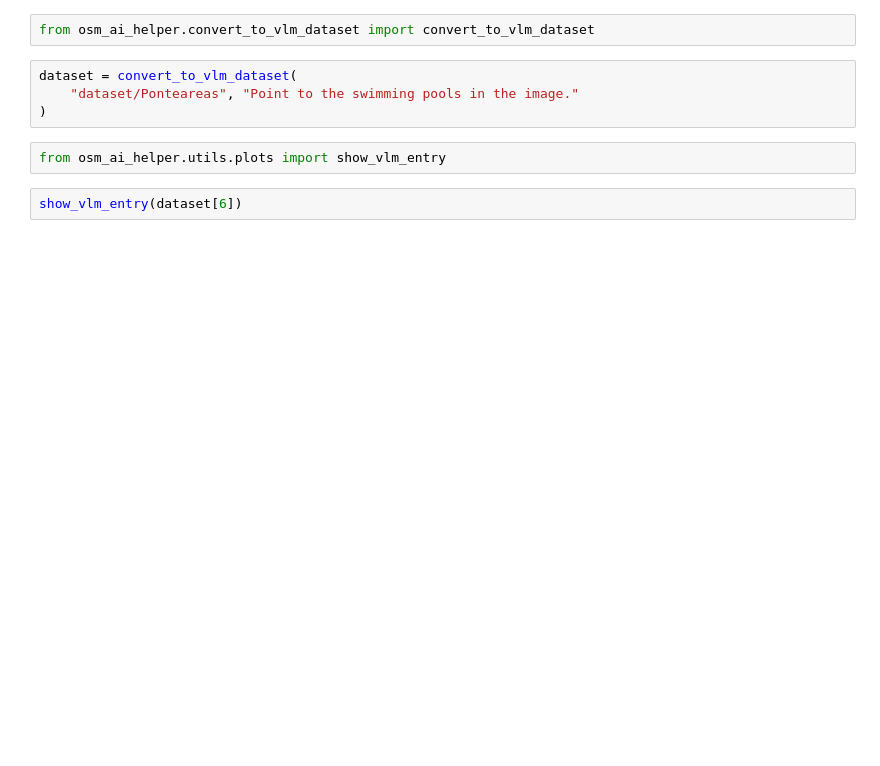
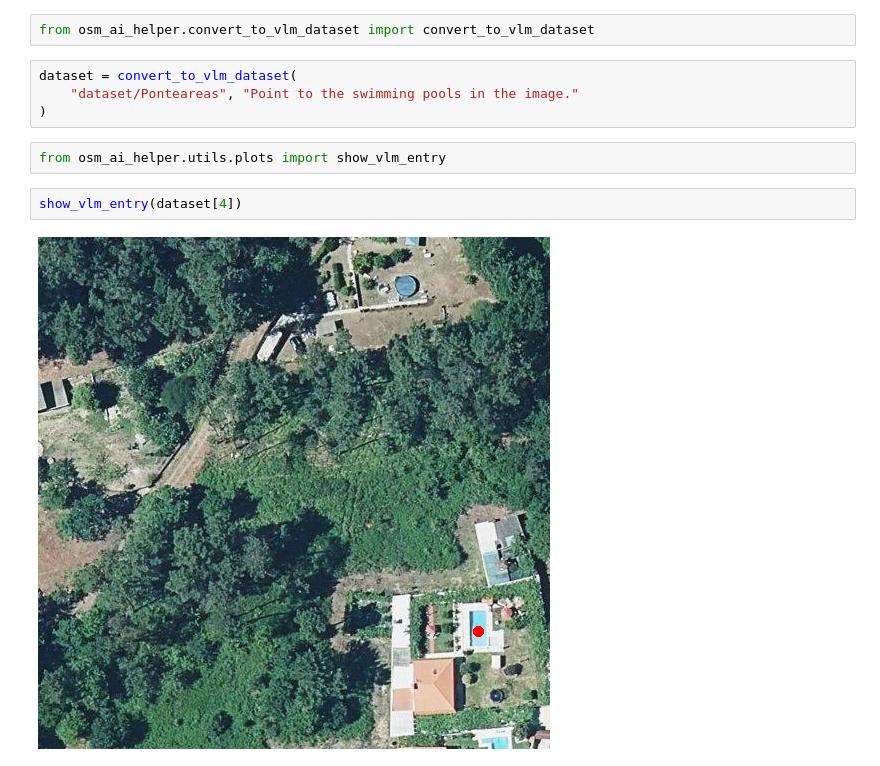
Before and after one commit to Josephrp/osm-ai-helper, a Jupyter notebook: demo/finetune_model.ipynb, the cells around one changed output. Cells and saved outputs as stored; diff of their text form; blank space fills up the shorter version.

```diff
--- a/demo/finetune_model.ipynb
+++ b/demo/finetune_model.ipynb
@@ -33,4 +62,6 @@ dataset = convert_to_vlm_dataset(
 # %%
 from osm_ai_helper.utils.plots import show_vlm_entry
 # %%
-show_vlm_entry(dataset[6])
+show_vlm_entry(dataset[4])
+# %% [output]
+[figure, added]
```
Also changed, not shown: parts of 9 cells of this notebook, 2 other files.
